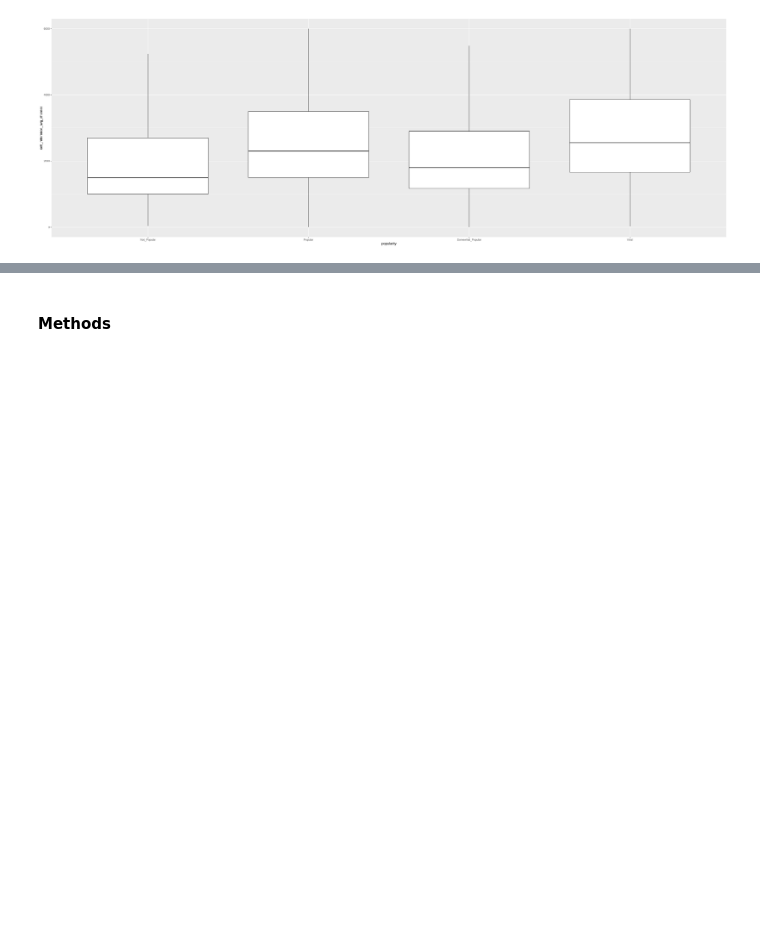
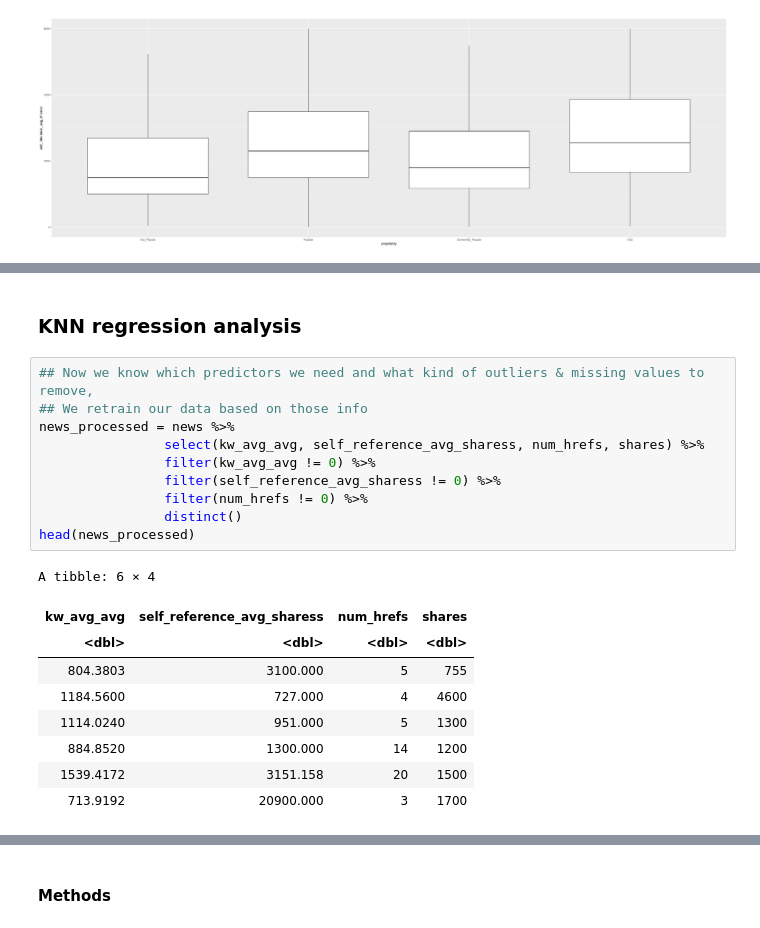
Before and after one commit to nkoda/DSCI100Project, a Jupyter notebook: Project.ipynb, the cells around one changed output, grey strips where cells are left out. Saved outputs shown, nothing was run; the diff lists cells and outputs as text; blank space fills up the shorter version.

```diff
--- a/Project.ipynb
+++ b/Project.ipynb
@@ -338,0 +364,22 @@ Warning message:
+# %% [markdown]
+### KNN regression analysis
+# %%
+## Now we know which predictors we need and what kind of outliers & missing values to remove,
+## We retrain our data based on those info
+news_processed = news %>%
+                select(kw_avg_avg, self_reference_avg_sharess, num_hrefs, shares) %>%
+                filter(kw_avg_avg != 0) %>%
+                filter(self_reference_avg_sharess != 0) %>%
+                filter(num_hrefs != 0) %>%
+                distinct()
+head(news_processed)
+# %% [output]
+A tibble: 6 × 4
+| kw_avg_avg | self_reference_avg_sharess | num_hrefs | shares |
+| <dbl> | <dbl> | <dbl> | <dbl> |
+| 804.3803 | 3100.000 | 5 | 755 |
+| 1184.5600 | 727.000 | 4 | 4600 |
+| 1114.0240 | 951.000 | 5 | 1300 |
+| 884.8520 | 1300.000 | 14 | 1200 |
+| 1539.4172 | 3151.158 | 20 | 1500 |
+| 713.9192 | 20900.000 | 3 | 1700 |
```
Also changed, not shown: parts of 10 cells of this notebook.
